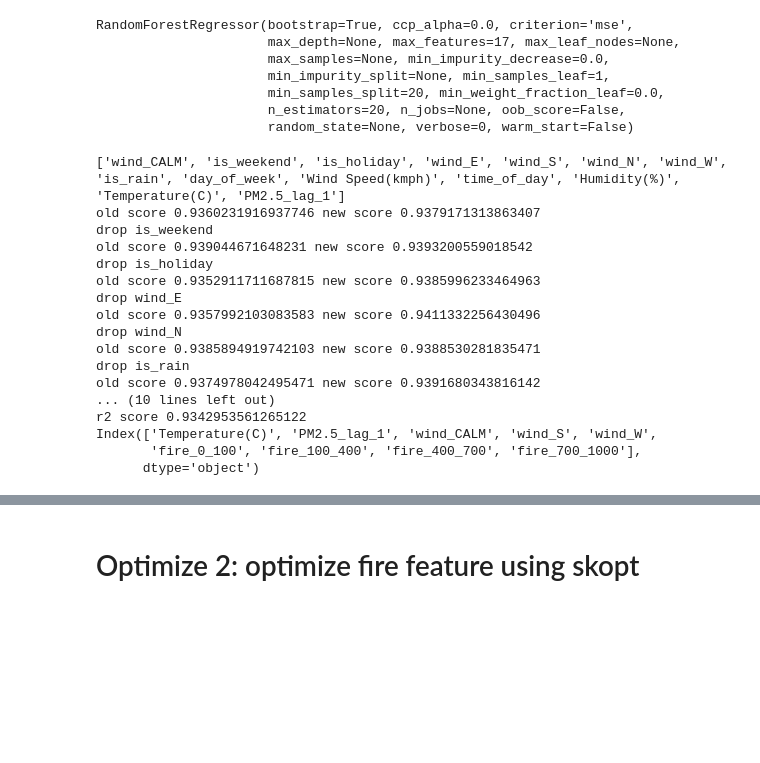
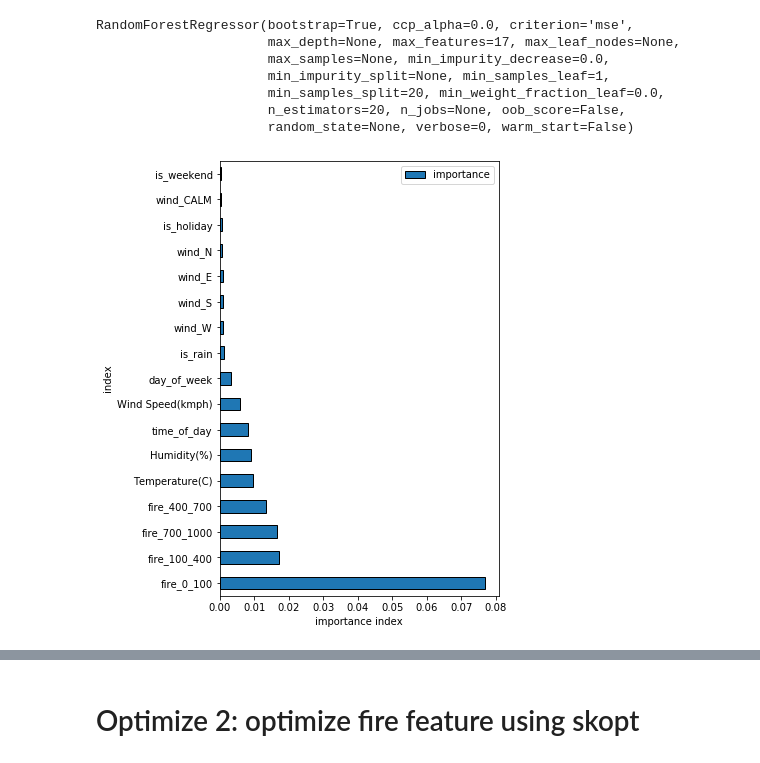
Before and after one commit to worasom/aqi_thailand2, a Jupyter notebook: notebooks/5_ML-Model_optimize.ipynb, the cells around one changed output, grey strips where cells are left out. Saved outputs shown, nothing was run; the diff lists cells and outputs as text; code cells hidden in the pictures; blank space fills up the shorter version.

```diff
--- a/notebooks/5_ML-Model_optimize.ipynb
+++ b/notebooks/5_ML-Model_optimize.ipynb
@@ -23,7 +23,8 @@ from src.models.train_model import *
 import seaborn as sns
 output_notebook()
 # set font size
-plt.rcParams.update({'font.size': 16})
+from src.visualization.visualize import *
+from src.models.train_model import *
 # %% [output]
 The autoreload extension is already loaded. To reload it, use:
   %reload_ext autoreload
@@ -91,29 +92,7 @@ RandomForestRegressor(bootstrap=True, ccp_alpha=0.0, criterion='mse',
 # %%
 importances = model.feature_importances_
 feat_imp = pd.DataFrame(importances, index=x_cols, columns=['importance'])
-feat_imp = feat_imp.sort_values('importance').reset_index()
-to_drop = feat_imp['index']
-
-# try droping feature without fires
-to_drop = [a for a in to_drop if 'fire' not in a]
-print(to_drop)
-model, x_cols = reduce_cols(dataset=data,x_cols=x_cols,to_drop=to_drop,model=model,trn_i=0, val_i=1)
-print(x_cols)
+feat_imp = feat_imp.sort_values('importance',ascending=False).reset_index()
+show_fea_imp(feat_imp)
 # %% [output]
-['wind_CALM', 'is_weekend', 'is_holiday', 'wind_E', 'wind_S', 'wind_N', 'wind_W', 'is_rain', 'day_of_week', 'Wind Speed(kmph)', 'time_of_day', 'Humidity(%)', 'Temperature(C)', 'PM2.5_lag_1']
-old score 0.9360231916937746 new score 0.9379171313863407
-drop is_weekend
-old score 0.939044671648231 new score 0.9393200559018542
-drop is_holiday
-old score 0.9352911711687815 new score 0.9385996233464963
-drop wind_E
-old score 0.9357992103083583 new score 0.9411332256430496
-drop wind_N
-old score 0.9385894919742103 new score 0.9388530281835471
-drop is_rain
-old score 0.9374978042495471 new score 0.9391680343816142
-... (10 lines left out)
-r2 score 0.9342953561265122
-Index(['Temperature(C)', 'PM2.5_lag_1', 'wind_CALM', 'wind_S', 'wind_W',
-       'fire_0_100', 'fire_100_400', 'fire_400_700', 'fire_700_1000'],
-      dtype='object')
+[figure, added]
```
Also changed, not shown: parts of 18 cells of this notebook, 10 other files.
